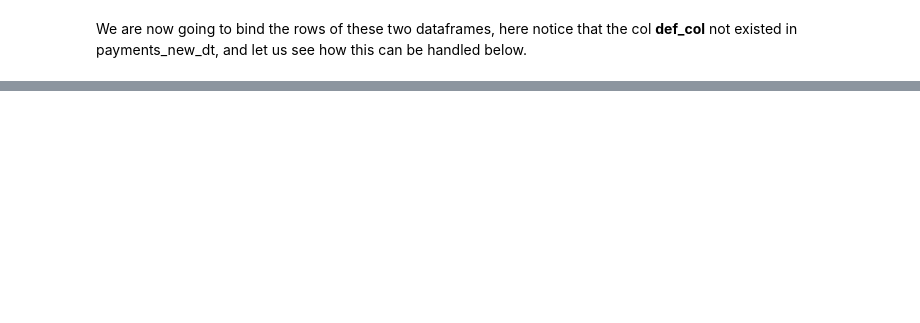
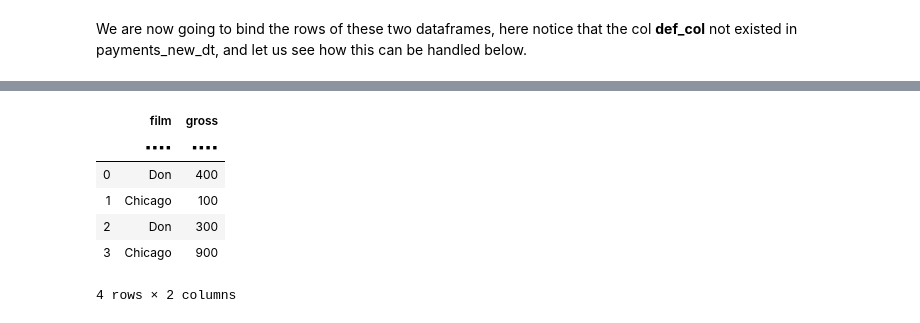
Before and after one commit to myamullaciencia/datatable_cook_book, a Jupyter notebook: _build/jupyter_execute/py_datatable_faqs_so.ipynb, the cells around one changed output, grey strips where cells are left out. Drawn from its saved outputs; the diff is of its cells as text; code cells hidden in the pictures; blank space fills up the shorter version.

```diff
--- a/_build/jupyter_execute/py_datatable_faqs_so.ipynb
+++ b/_build/jupyter_execute/py_datatable_faqs_so.ipynb
@@ -774,0 +535,10 @@ dt.rbind(payments_new_dt,payment_extra_dt,force=True)
+# %%
+DT_films[((f.film=="Don") | (f.film=="Chicago")),:]
+# %% [output]
+|  | film | gross |
+|  | ▪▪▪▪ | ▪▪▪▪ |
+| 0 | Don | 400 |
+| 1 | Chicago | 100 |
+| 2 | Don | 300 |
+| 3 | Chicago | 900 |
+4 rows × 2 columns
```
Also changed, not shown: parts of 47 cells of this notebook, 18 other files.
